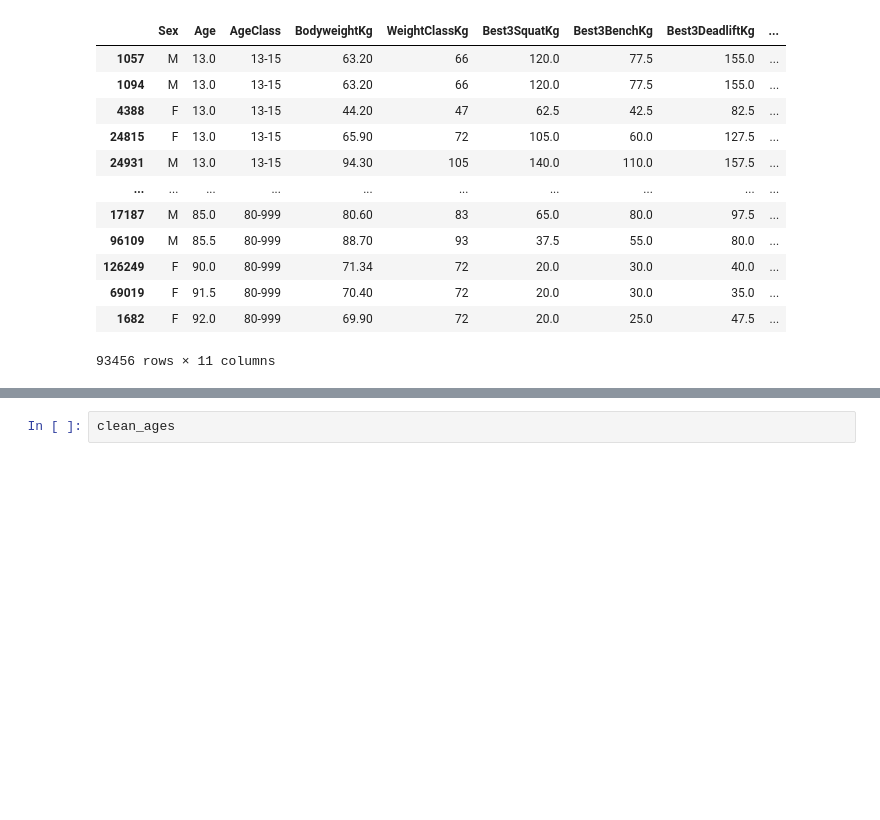
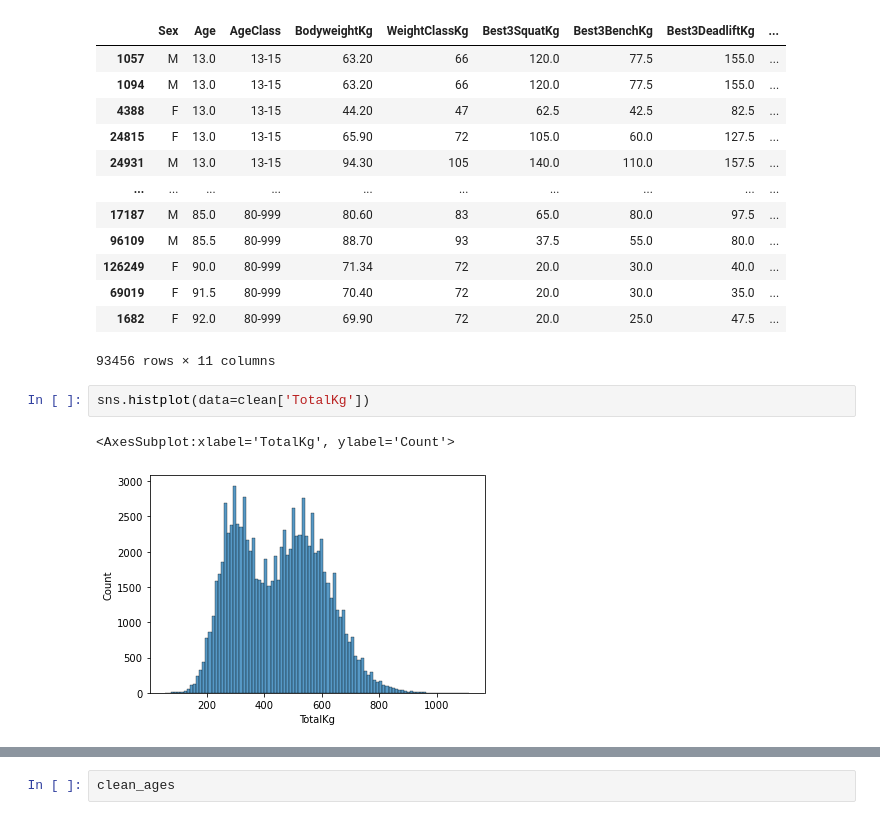
Before and after one commit to jjz17/Natural-Strength, a Jupyter notebook: model.ipynb, the cells around one changed output, grey strips where cells are left out. Saved outputs shown, nothing was run; the diff lists cells and outputs as text; blank space fills up the shorter version.

Commit message:
Added plots to user dashboard

```diff
--- a/model.ipynb
+++ b/model.ipynb
@@ -269,3 +269,8 @@ clean
 | 69019 | F | 91.5 | 80-999 | 70.40 | 72 | 20.0 | 30.0 | 35.0 | ... |
 | 1682 | F | 92.0 | 80-999 | 69.90 | 72 | 20.0 | 25.0 | 47.5 | ... |
 93456 rows × 11 columns
+# %%
+sns.histplot(data=clean['TotalKg'])
+# %% [output]
+<AxesSubplot:xlabel='TotalKg', ylabel='Count'>
+[figure, added]
```
Also changed, not shown: parts of 4 cells of this notebook, 2 other files.
